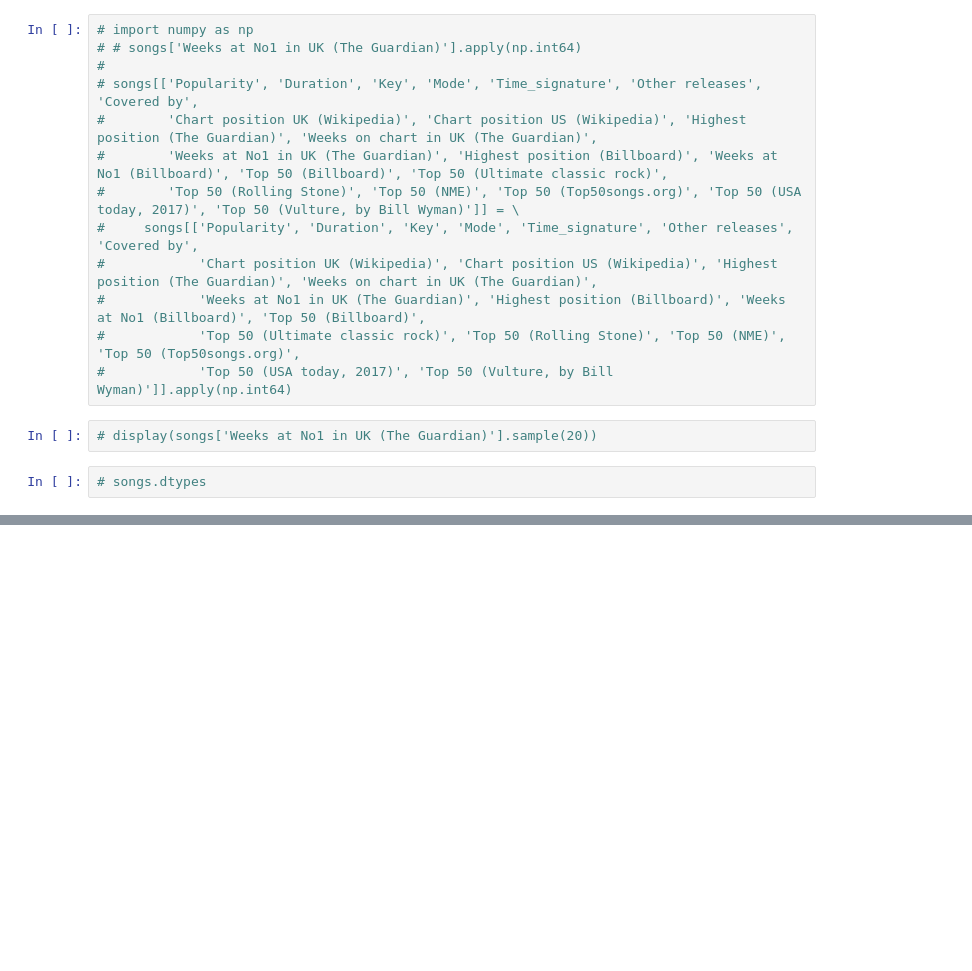
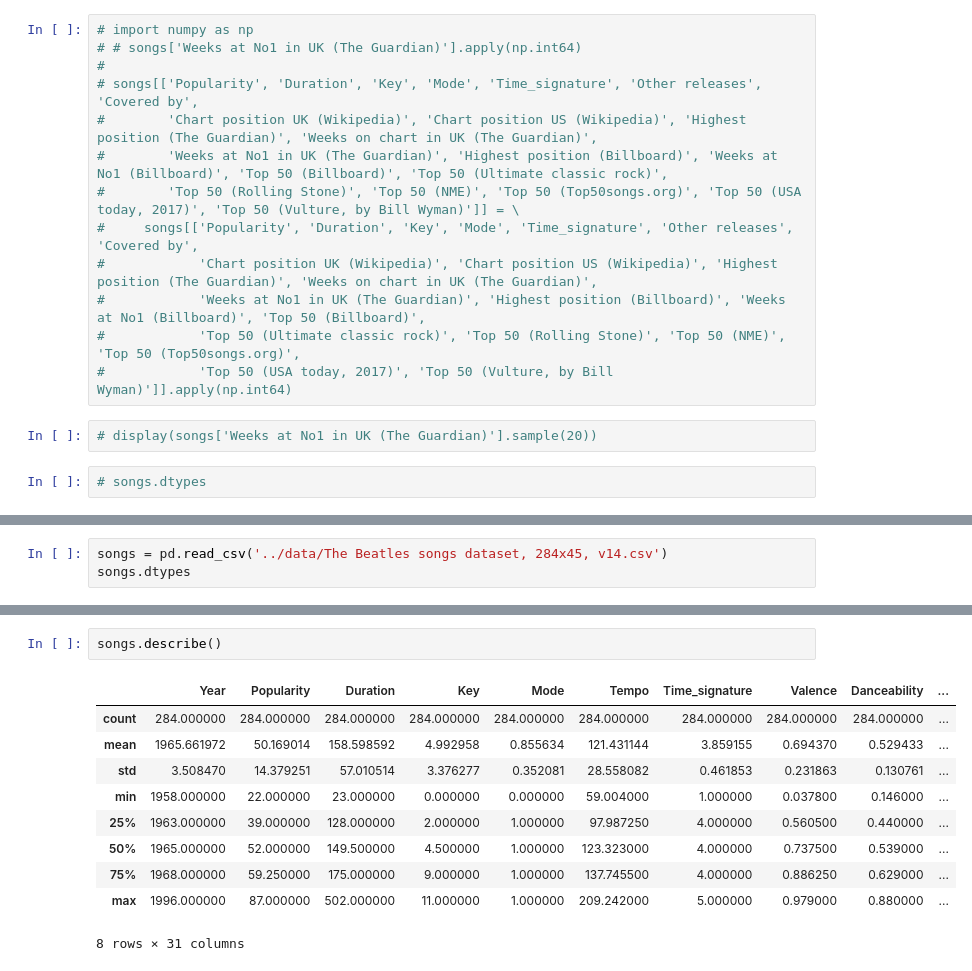
Before and after one commit to devedzic/spotipy-getting-started, a Jupyter notebook: notebooks/cleaning_The_Beatles_songs_dataset.ipynb, the cells around one changed output, grey strips where cells are left out. Drawn from its saved outputs; the diff is of its cells as text; blank space fills up the shorter version.

Commit message:
The fifth version of cleaning_The_Beatles_songs_dataset.ipynb. Minor modifications. The last dataset created after these modifications can be used as the initial version for building models.

```diff
--- a/notebooks/cleaning_The_Beatles_songs_dataset.ipynb
+++ b/notebooks/cleaning_The_Beatles_songs_dataset.ipynb
@@ -1390,0 +1463,3 @@ dtype: object
+# %%
+songs = pd.read_csv('../data/The Beatles songs dataset, 284x45, v14.csv')
+songs.dtypes
@@ -1390,0 +1498,13 @@ dtype: object
+# %%
+songs.describe()
+# %% [output]
+|  | Year | Popularity | Duration | Key | Mode | Tempo | Time_signature | Valence | Danceability | ... |
+| count | 284.000000 | 284.000000 | 284.000000 | 284.000000 | 284.000000 | 284.000000 | 284.000000 | 284.000000 | 284.000000 | ... |
+| mean | 1965.661972 | 50.169014 | 158.598592 | 4.992958 | 0.855634 | 121.431144 | 3.859155 | 0.694370 | 0.529433 | ... |
+| std | 3.508470 | 14.379251 | 57.010514 | 3.376277 | 0.352081 | 28.558082 | 0.461853 | 0.231863 | 0.130761 | ... |
+| min | 1958.000000 | 22.000000 | 23.000000 | 0.000000 | 0.000000 | 59.004000 | 1.000000 | 0.037800 | 0.146000 | ... |
+| 25% | 1963.000000 | 39.000000 | 128.000000 | 2.000000 | 1.000000 | 97.987250 | 4.000000 | 0.560500 | 0.440000 | ... |
+| 50% | 1965.000000 | 52.000000 | 149.500000 | 4.500000 | 1.000000 | 123.323000 | 4.000000 | 0.737500 | 0.539000 | ... |
+| 75% | 1968.000000 | 59.250000 | 175.000000 | 9.000000 | 1.000000 | 137.745500 | 4.000000 | 0.886250 | 0.629000 | ... |
+| max | 1996.000000 | 87.000000 | 502.000000 | 11.000000 | 1.000000 | 209.242000 | 5.000000 | 0.979000 | 0.880000 | ... |
+8 rows × 31 columns
```
Also changed, not shown: parts of 14 cells of this notebook.
